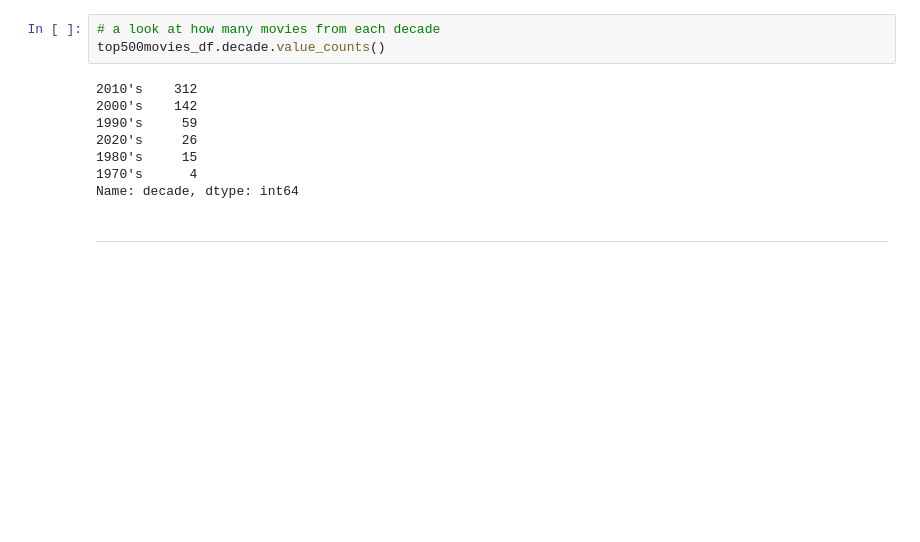
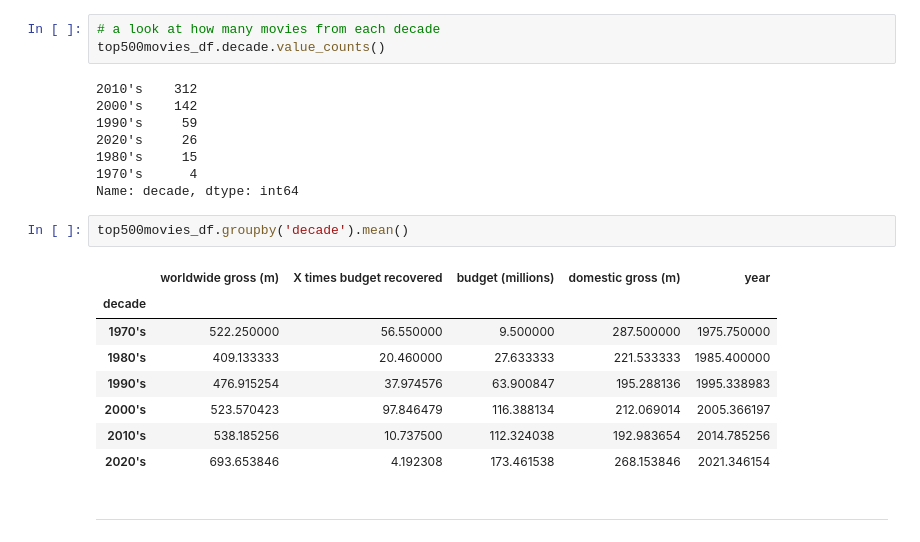
Before and after one commit to IanFranklin/Final_Project_Team_Jupiter, a Jupyter notebook: Notebooks/Python Notebook.ipynb, the cells around one changed output. Drawn from its saved outputs; the diff is of its cells as text; blank space fills up the shorter version.

```diff
--- a/Notebooks/Python Notebook.ipynb
+++ b/Notebooks/Python Notebook.ipynb
@@ -188,6 +188,17 @@ top500movies_df.decade.value_counts()
 1980's     15
 1970's      4
 Name: decade, dtype: int64
+# %%
+top500movies_df.groupby('decade').mean()
+# %% [output]
+|  | worldwide gross (m) | X times budget recovered | budget (millions) | domestic gross (m) | year |
+| decade |  |  |  |  |  |
+| 1970's | 522.250000 | 56.550000 | 9.500000 | 287.500000 | 1975.750000 |
+| 1980's | 409.133333 | 20.460000 | 27.633333 | 221.533333 | 1985.400000 |
+| 1990's | 476.915254 | 37.974576 | 63.900847 | 195.288136 | 1995.338983 |
+| 2000's | 523.570423 | 97.846479 | 116.388134 | 212.069014 | 2005.366197 |
+| 2010's | 538.185256 | 10.737500 | 112.324038 | 192.983654 | 2014.785256 |
+| 2020's | 693.653846 | 4.192308 | 173.461538 | 268.153846 | 2021.346154 |
 # %% [markdown]
 ---
 # %% [markdown]
```
Also changed, not shown: parts of 19 cells of this notebook, 27 other files.
